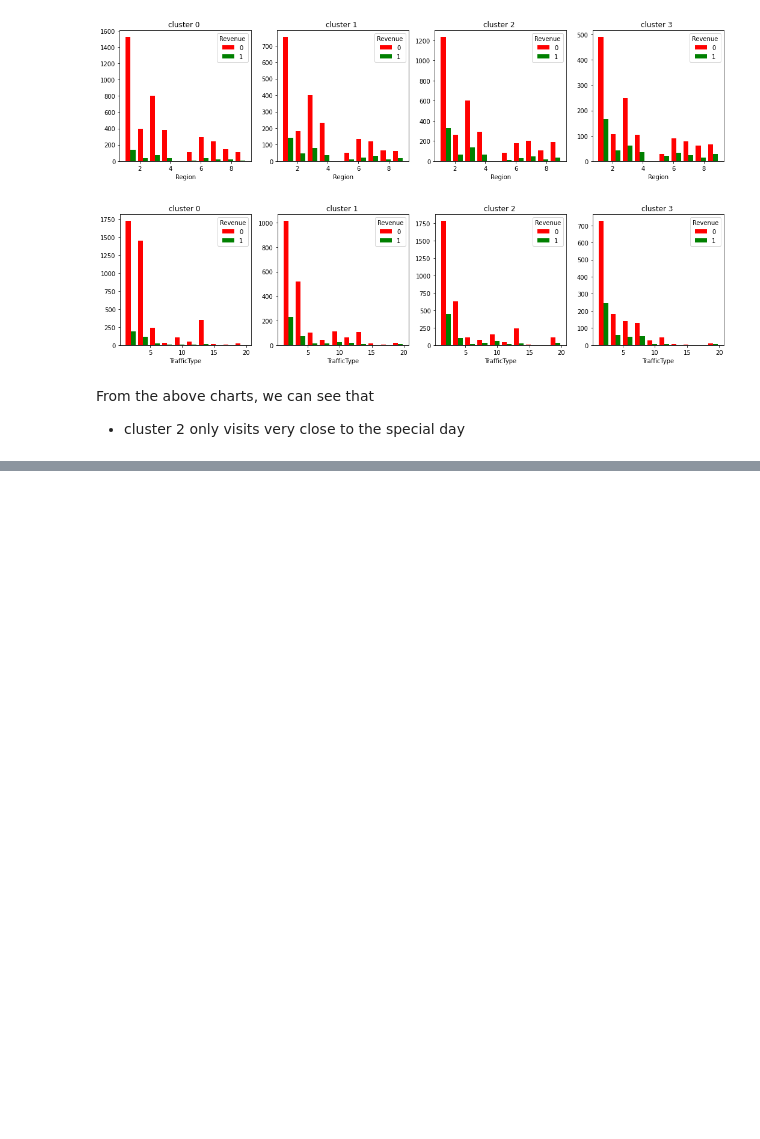
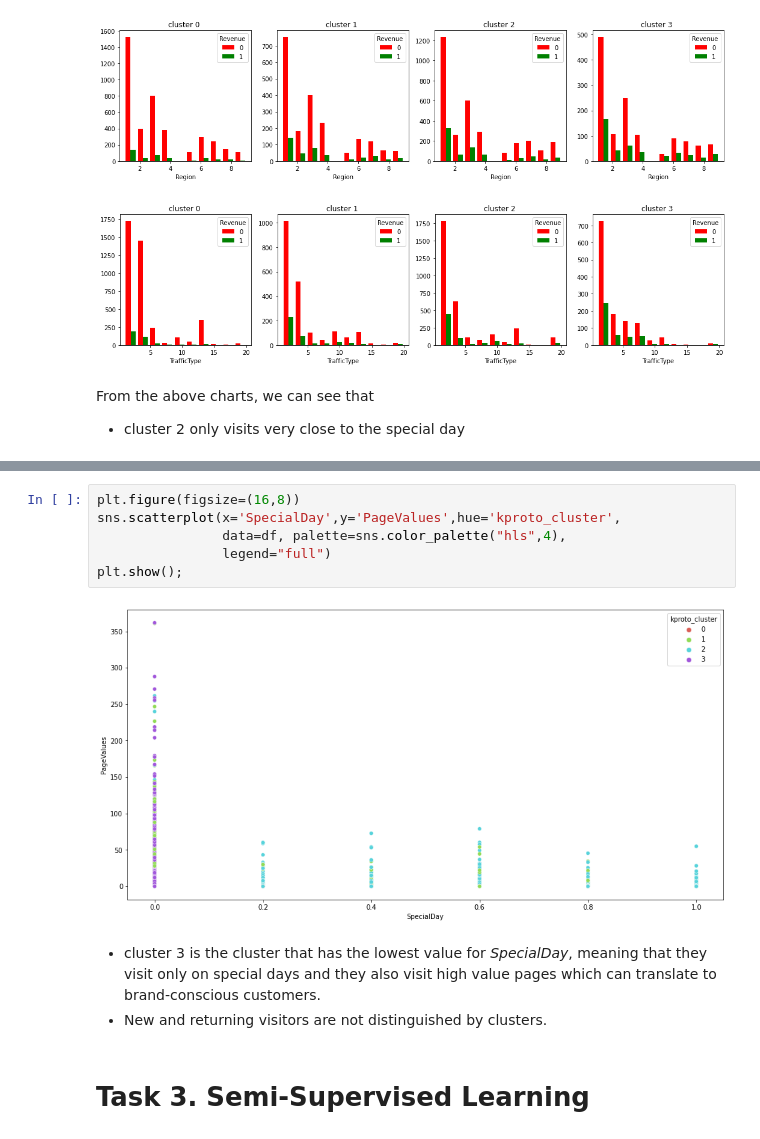
Before and after one commit to AsiehH/MLE-7, a Jupyter notebook: assignments/midterm/nb/midterm.ipynb, the cells around one changed output, grey strips where cells are left out. Drawn from its saved outputs; the diff is of its cells as text; blank space fills up the shorter version.

Commit message:
completed task 2

```diff
--- a/assignments/midterm/nb/midterm.ipynb
+++ b/assignments/midterm/nb/midterm.ipynb
@@ -513,0 +553,13 @@ From the above charts, we can see that
+# %%
+plt.figure(figsize=(16,8))
+sns.scatterplot(x='SpecialDay',y='PageValues',hue='kproto_cluster',
+                data=df, palette=sns.color_palette("hls",4),
+                legend="full")
+plt.show();
+# %% [output]
+[figure, added]
+# %% [markdown]
+- cluster 3 is the cluster that has the lowest value for *SpecialDay*, meaning that they visit only on special days and they also visit high value pages which can translate to brand-conscious customers.
+- New and returning visitors are not distinguished by clusters.
+# %% [markdown]
+# Task 3. Semi-Supervised Learning
```
Also changed, not shown: parts of 22 cells of this notebook.
